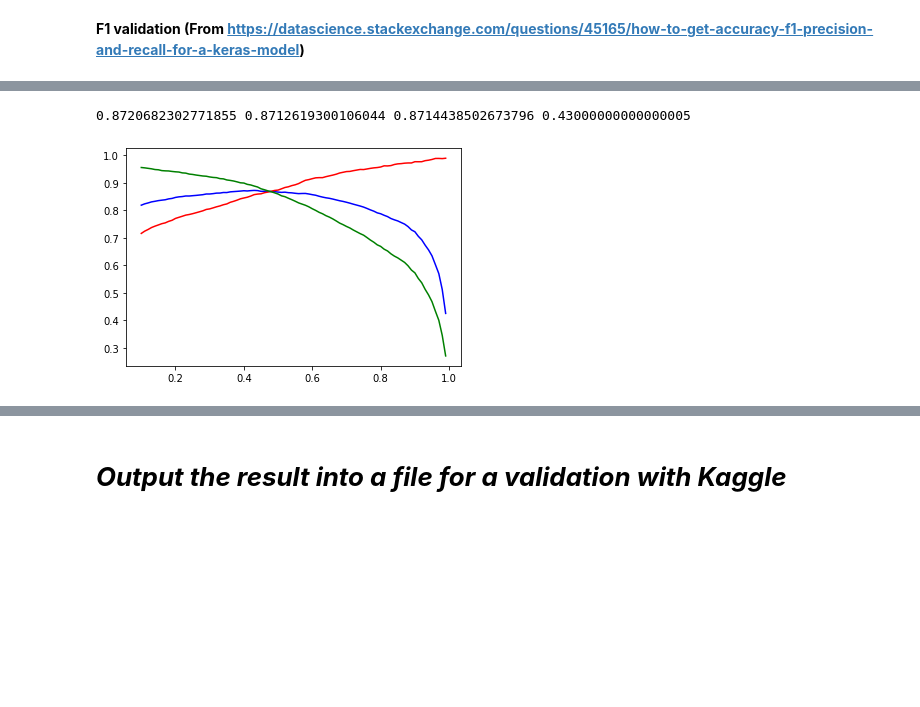
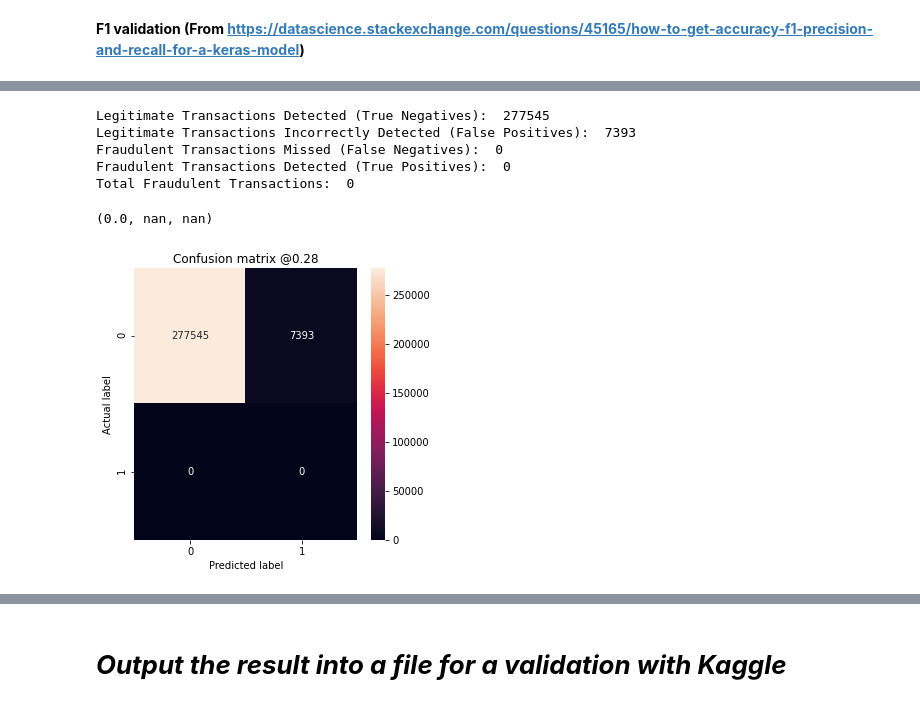
Before and after one commit to aquangnguyen1992/Advanced_Data_Science_Capstone, a Jupyter notebook: Capstone_Project.ipynb, the cells around one changed output, grey strips where cells are left out. Saved outputs shown, nothing was run; the diff lists cells and outputs as text; code cells hidden in the pictures; blank space fills up the shorter version.

```diff
--- a/Capstone_Project.ipynb
+++ b/Capstone_Project.ipynb
@@ -740,27 +734,16 @@ Total Fraudulent Transactions:  2303
-# %%
-pre2 = []
-re2 = []
-f12 = []
-
-threshold_value = []
-
-for i in range(90):
-  threshold_value.append(0.1+i*0.01)
-  temp_pre, temp_re, temp_f1 = plot_cm(Y_test, predictions, p=threshold_value[-1], display=False)
-
-  pre2.append(temp_pre)
-  re2.append(temp_re)
-  f12.append(temp_f1)
-
-plt.plot(threshold_value, f12, 'b')
-plt.plot(threshold_value, pre2, 'r')
-plt.plot(threshold_value, re2, 'g')
-
-max_f12_indices = np.where(f1==np.max(f12))[0][0]
-print(f12[max_f12_indices], f12[max_f12_indices-1], f12[max_f12_indices+1], threshold_value[max_f12_indices])
-# %% [output]
-0.8720682302771855 0.8712619300106044 0.8714438502673796 0.43000000000000005
-[figure, removed]
+# %%
+# Test with X_test_2 and Y_test_2, should all be 0
+predictions2 = new_model.predict(X_test_2, batch_size=BATCH_SIZE, verbose=0)
+
+plot_cm(Y_test_2, predictions2, p=threshold_value[max_f1_indices], display=True)
+# %% [output]
+Legitimate Transactions Detected (True Negatives):  277545
+Legitimate Transactions Incorrectly Detected (False Positives):  7393
+Fraudulent Transactions Missed (False Negatives):  0
+Fraudulent Transactions Detected (True Positives):  0
+Total Fraudulent Transactions:  0
+(0.0, nan, nan)
+[figure, added]
 # %%
 def plot_roc(name, labels, predictions, **kwargs):
   fp, tp, _ = sklearn.metrics.roc_curve(labels, predictions)
```
Also changed, not shown: parts of 21 cells of this notebook.
